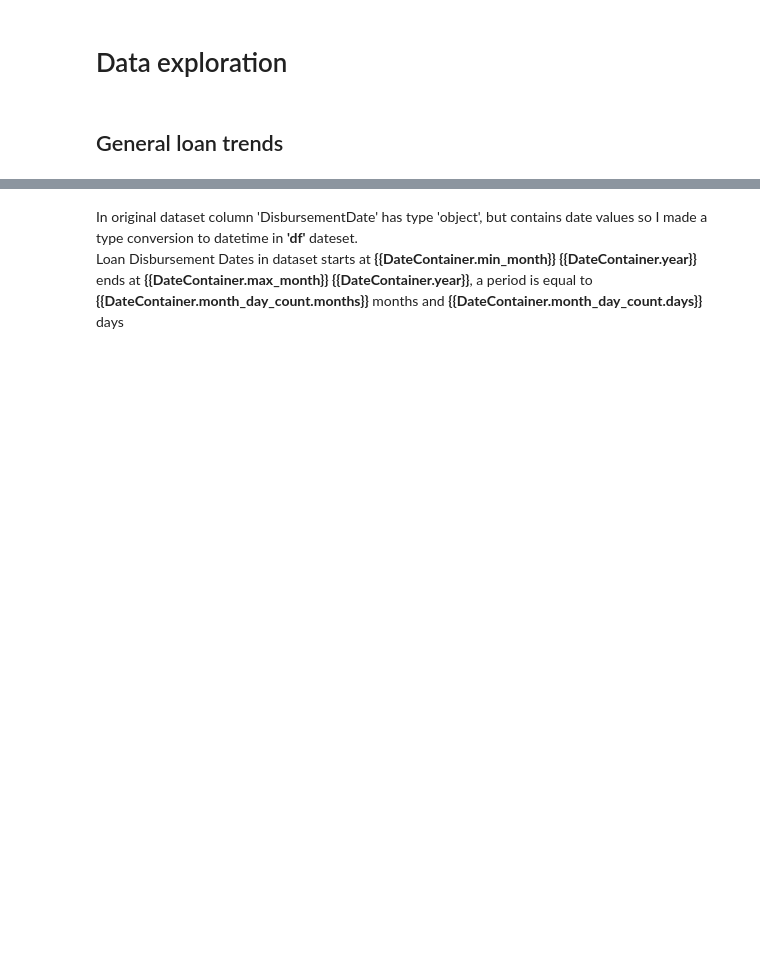
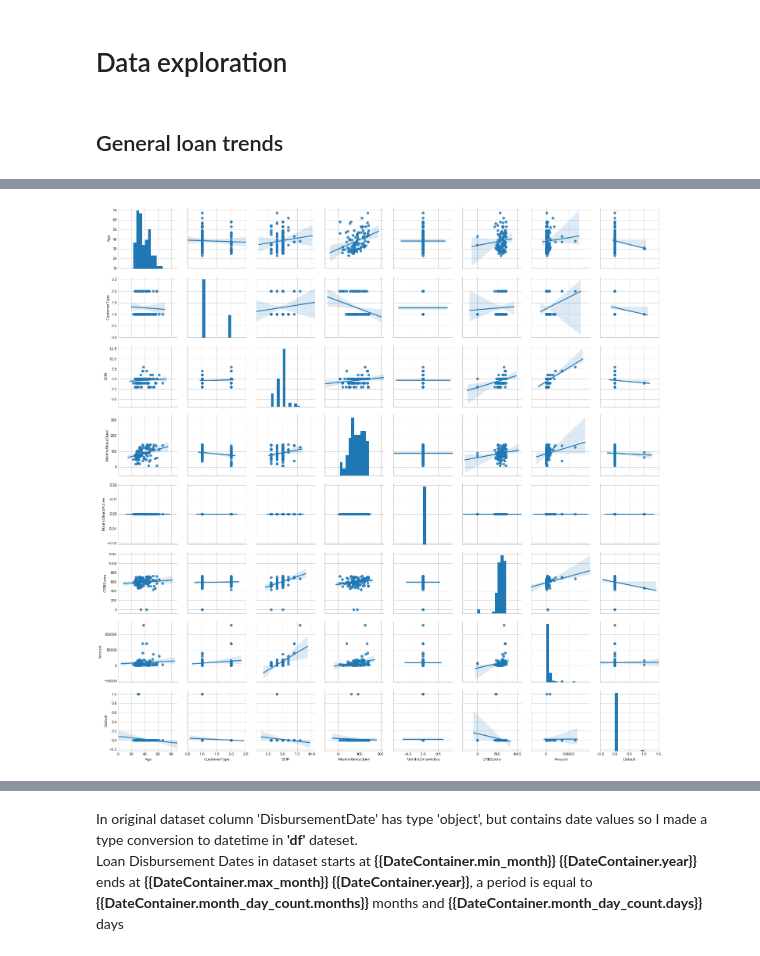
Before and after one commit to SvetlanaCipiseva/CreditScoring, a Jupyter notebook: credit_scoring.ipynb, the cells around one changed output, grey strips where cells are left out. Cells and saved outputs as stored; diff of their text form; code cells hidden in the pictures; blank space fills up the shorter version.

```diff
--- a/credit_scoring.ipynb
+++ b/credit_scoring.ipynb
@@ -90,0 +123,5 @@ Column count: **{{len(df.columns)}}**
+# %%
+sns.pairplot(df[['Age', 'CustomerType', 'SOR','MonthsSinceOpen', 'MonthsSinceActive','CRBScore', 'Amount','Default']].iloc[:100], kind="reg")
+plt.show()
+# %% [output]
+[figure, added]
```
Also changed, not shown: parts of 14 cells of this notebook, 1 other file.
